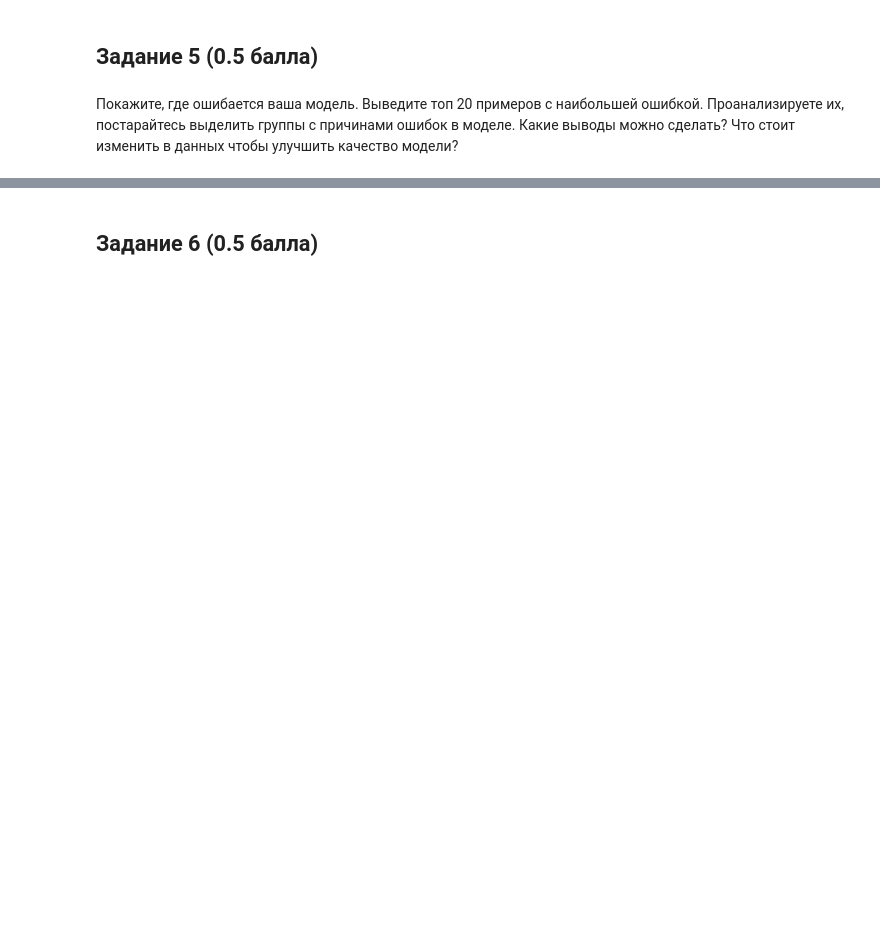
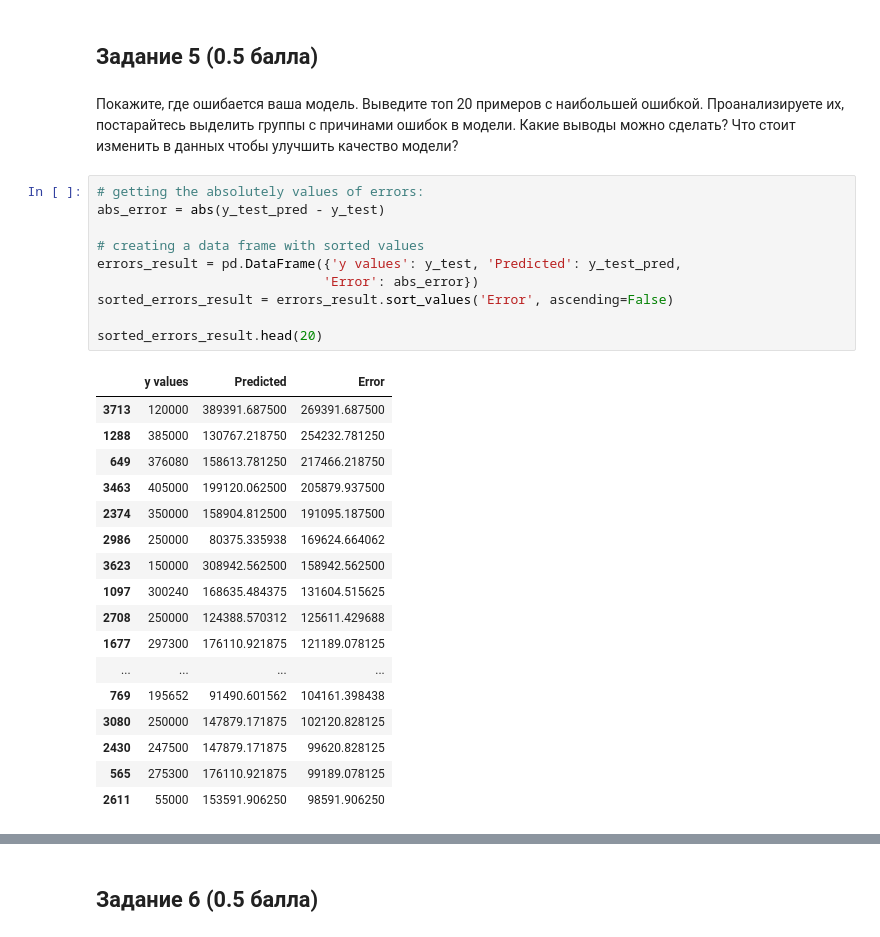
Before and after one commit to lapshinaaa/homework_machineLearning, a Jupyter notebook: homework8.ipynb, the cells around one changed output, grey strips where cells are left out. Drawn from its saved outputs; the diff is of its cells as text; blank space fills up the shorter version.

```diff
--- a/homework8.ipynb
+++ b/homework8.ipynb
@@ -218,4 +308,32 @@ target_encoder = TargetEncoder()
 # %% [markdown]
 ## Задание 5 (0.5 балла)
 # %% [markdown]
-Покажите, где ошибается ваша модель. Выведите топ 20 примеров с наибольшей ошибкой. Проанализируете их, постарайтесь выделить группы с причинами ошибок в моделе. Какие выводы можно сделать? Что стоит изменить в данных чтобы улучшить качество модели?
+Покажите, где ошибается ваша модель. Выведите топ 20 примеров с наибольшей ошибкой. Проанализируете их, постарайтесь выделить группы с причинами ошибок в модели. Какие выводы можно сделать? Что стоит изменить в данных чтобы улучшить качество модели?
+# %%
+# getting the absolutely values of errors:
+abs_error = abs(y_test_pred - y_test)
+
+# creating a data frame with sorted values
+errors_result = pd.DataFrame({'y values': y_test, 'Predicted': y_test_pred,
+                             'Error': abs_error})
+sorted_errors_result = errors_result.sort_values('Error', ascending=False)
+
+sorted_errors_result.head(20)
+# %% [output]
+|  | y values | Predicted | Error |
+| 3713 | 120000 | 389391.687500 | 269391.687500 |
+| 1288 | 385000 | 130767.218750 | 254232.781250 |
+| 649 | 376080 | 158613.781250 | 217466.218750 |
+| 3463 | 405000 | 199120.062500 | 205879.937500 |
+| 2374 | 350000 | 158904.812500 | 191095.187500 |
+| 2986 | 250000 | 80375.335938 | 169624.664062 |
+| 3623 | 150000 | 308942.562500 | 158942.562500 |
+| 1097 | 300240 | 168635.484375 | 131604.515625 |
+| 2708 | 250000 | 124388.570312 | 125611.429688 |
+| 1677 | 297300 | 176110.921875 | 121189.078125 |
+| ... | ... | ... | ... |
+| 769 | 195652 | 91490.601562 | 104161.398438 |
+| 3080 | 250000 | 147879.171875 | 102120.828125 |
+| 2430 | 247500 | 147879.171875 | 99620.828125 |
+| 565 | 275300 | 176110.921875 | 99189.078125 |
+| 2611 | 55000 | 153591.906250 | 98591.906250 |
```
Also changed, not shown: parts of 14 cells of this notebook.
